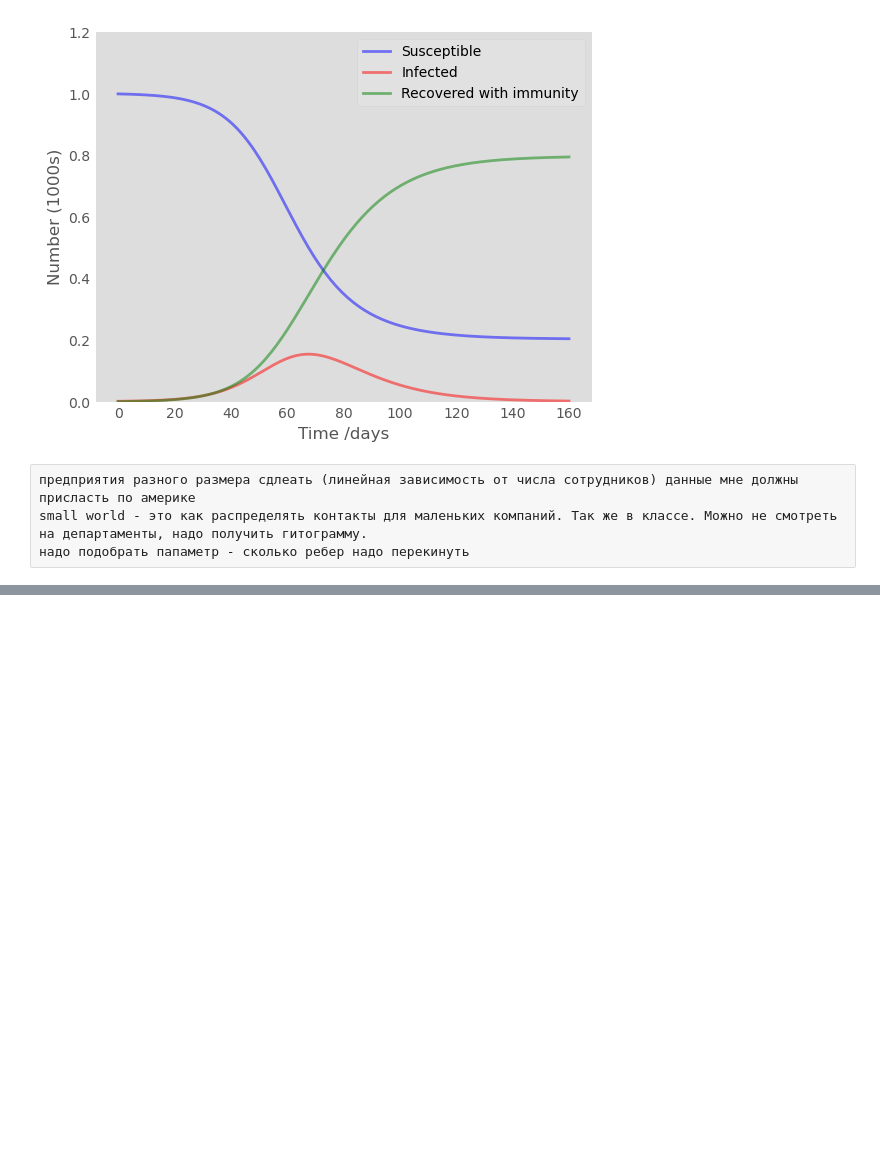
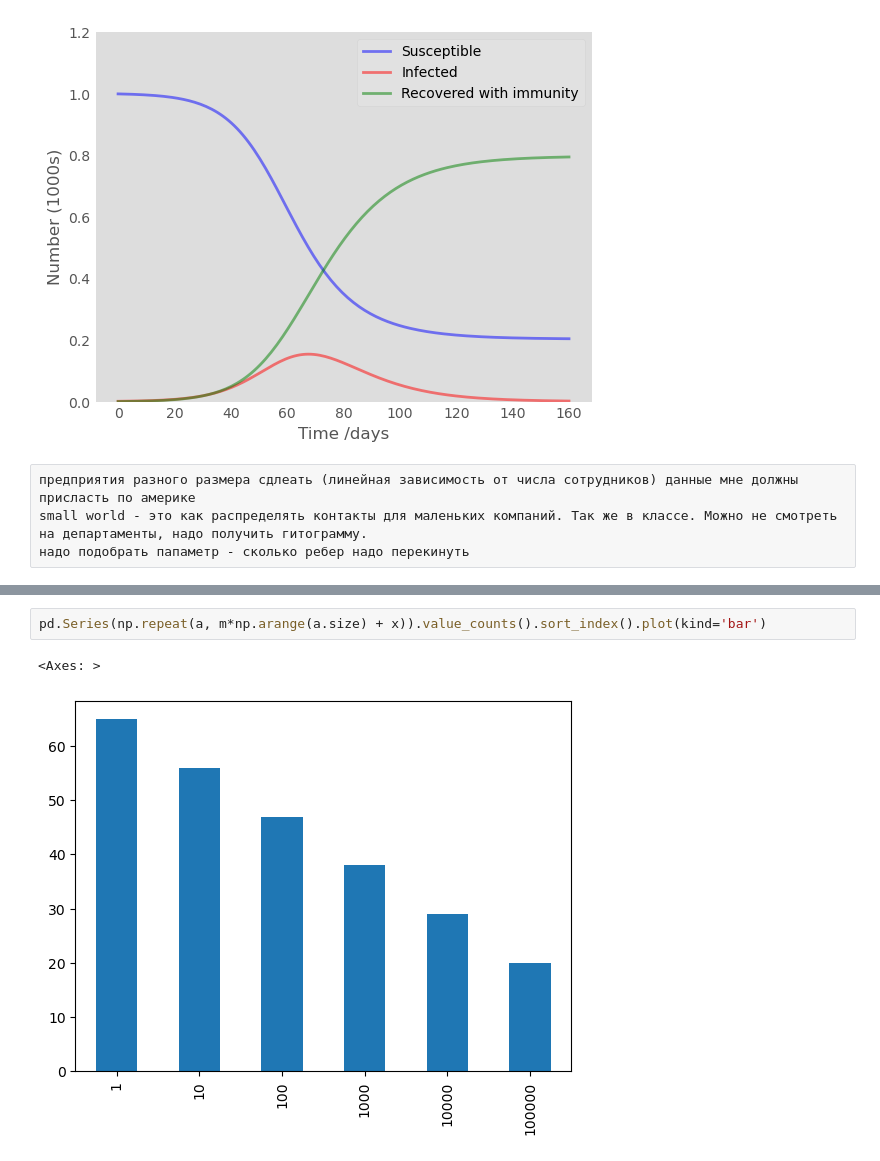
Before and after one commit to MaximKiryakin/Diploma, a Jupyter notebook: diploma.ipynb, the cells around one changed output, grey strips where cells are left out. Drawn from its saved outputs; the diff is of its cells as text; blank space fills up the shorter version.

```diff
--- a/diploma.ipynb
+++ b/diploma.ipynb
@@ -623,0 +667,5 @@ small world - это как распределять контакты для м
+# %%
+pd.Series(np.repeat(a, m*np.arange(a.size) + x)).value_counts().sort_index().plot(kind='bar')
+# %% [output]
+<Axes: >
+[figure, added]
```
Also changed, not shown: parts of 6 cells of this notebook, 2 other files.
